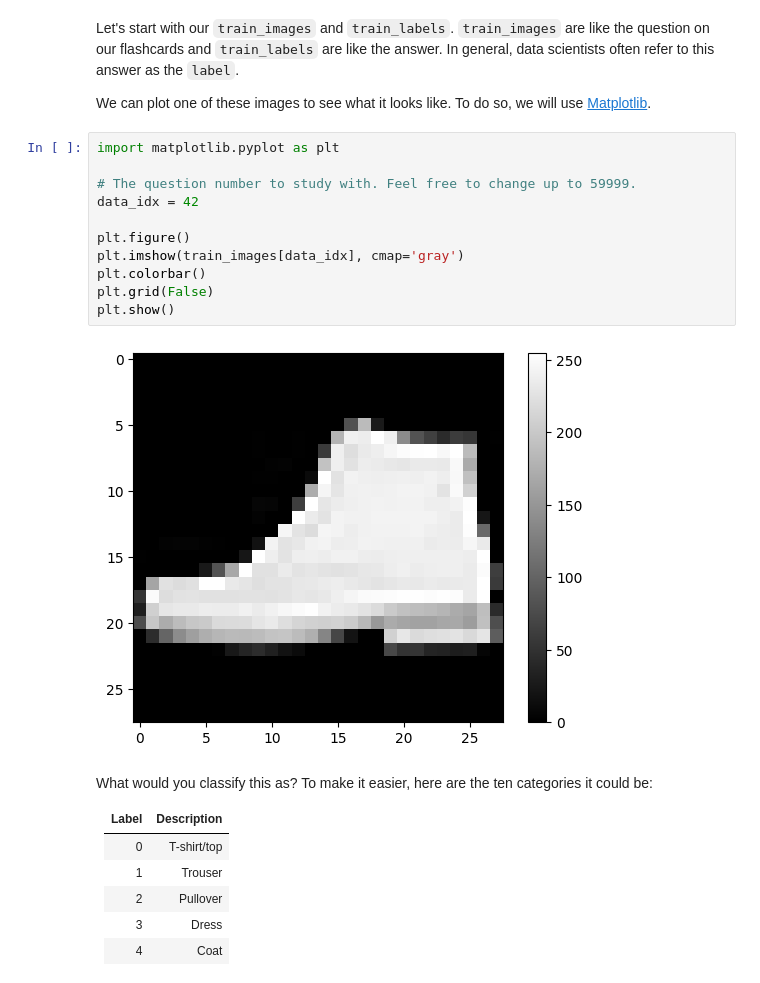
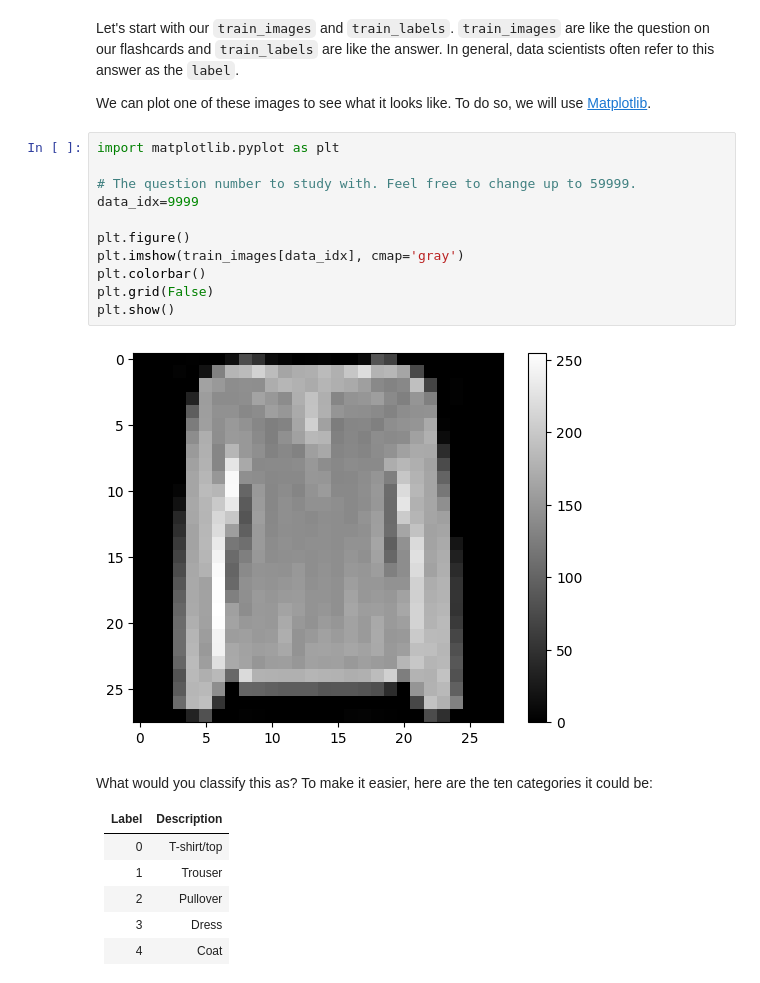
Before and after one commit to WeskerPRO/LLM-Speaker-bot, a Jupyter notebook: building-a-brain/BuildingABrain.ipynb, the cells around one changed output. Cells and saved outputs as stored; diff of their text form.

```diff
--- a/building-a-brain/BuildingABrain.ipynb
+++ b/building-a-brain/BuildingABrain.ipynb
@@ -52,16 +52,16 @@ We can plot one of these images to see what it looks like. To do so, we will use
 # %%
 import matplotlib.pyplot as plt
 
 # The question number to study with. Feel free to change up to 59999.
-data_idx = 42
+data_idx=9999
 
 plt.figure()
 plt.imshow(train_images[data_idx], cmap='gray')
 plt.colorbar()
 plt.grid(False)
 plt.show()
 # %% [output]
-[figure, old version]
+[figure, new version]
 # %% [markdown]
 What would you classify this as? To make it easier, here are the ten categories it could be:
 
```
Also changed, not shown: parts of 11 cells of this notebook.
